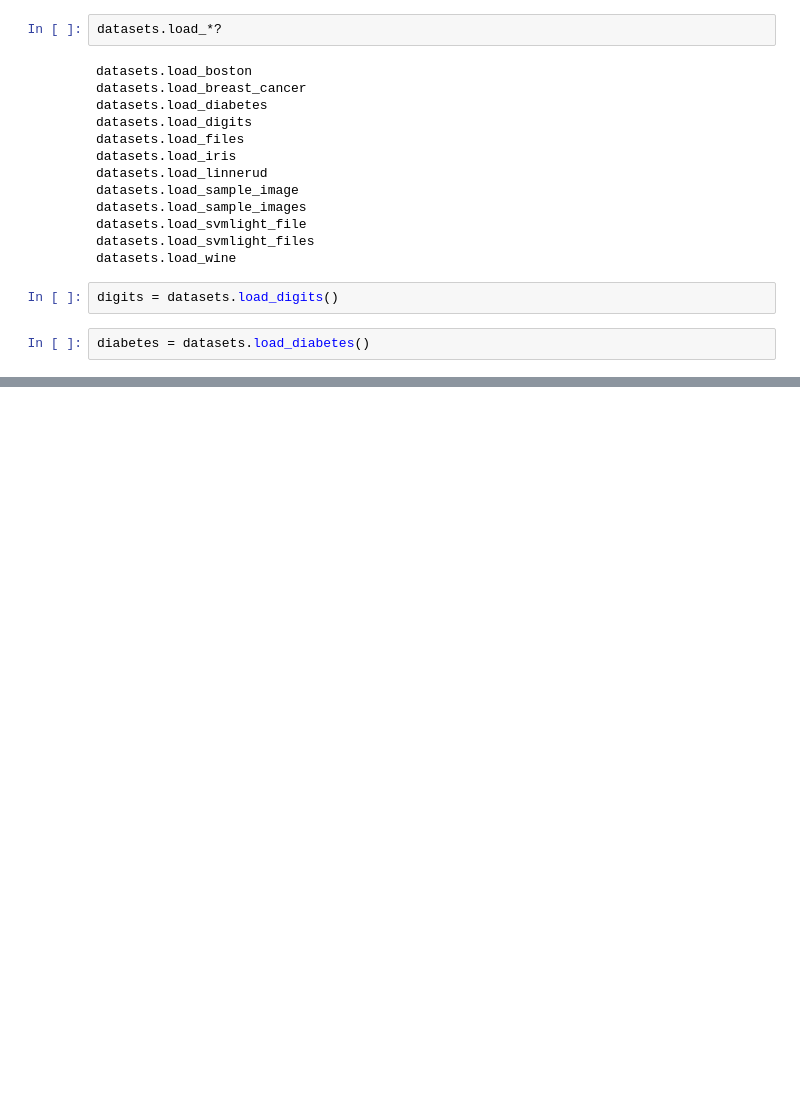
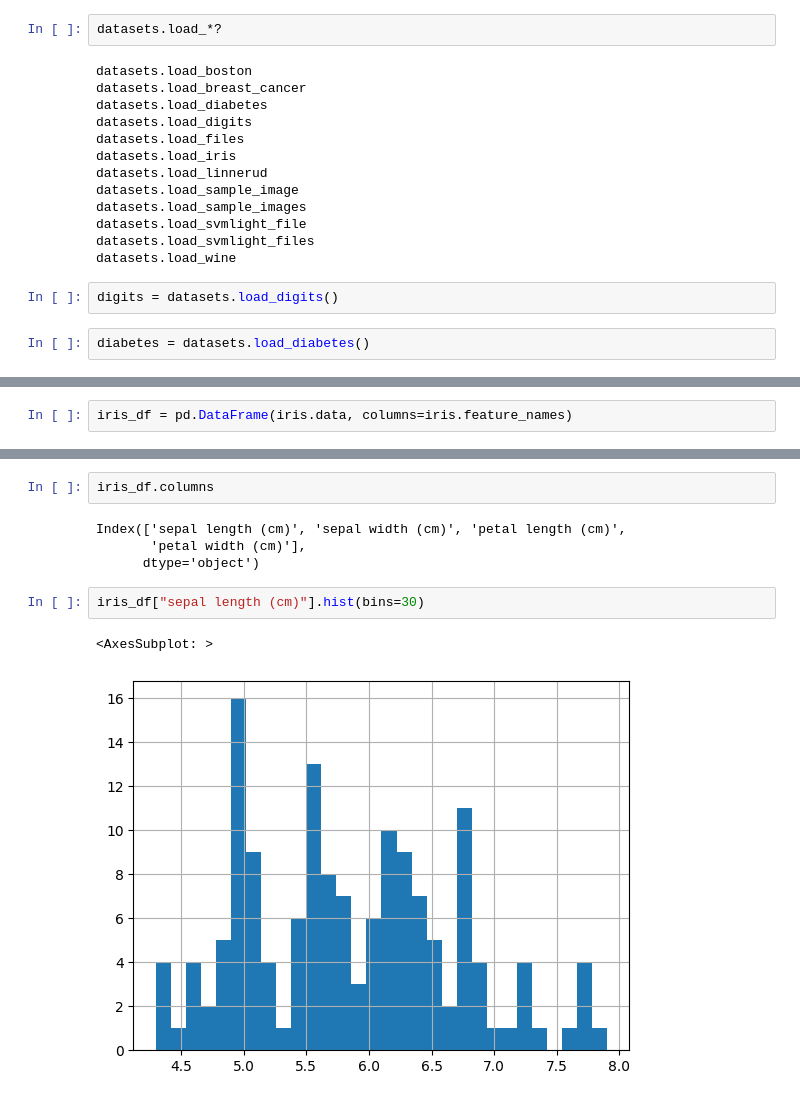
Before and after one commit to anupkumarsahu/scikit-learn-Cookbook, a Jupyter notebook: chapter01/Loading the iris dataset.ipynb, the cells around one changed output, grey strips where cells are left out. Saved outputs shown, nothing was run; the diff lists cells and outputs as text; blank space fills up the shorter version.

```diff
--- a/chapter01/Loading the iris dataset.ipynb
+++ b/chapter01/Loading the iris dataset.ipynb
@@ -49,0 +107,2 @@ diabetes = datasets.load_diabetes()
+# %%
+iris_df = pd.DataFrame(iris.data, columns=iris.feature_names)
@@ -49,0 +130,11 @@ diabetes = datasets.load_diabetes()
+# %%
+iris_df.columns
+# %% [output]
+Index(['sepal length (cm)', 'sepal width (cm)', 'petal length (cm)',
+       'petal width (cm)'],
+      dtype='object')
+# %%
+iris_df["sepal length (cm)"].hist(bins=30)
+# %% [output]
+<AxesSubplot: >
+[figure, added]
```
Also changed, not shown: parts of 15 cells of this notebook.
